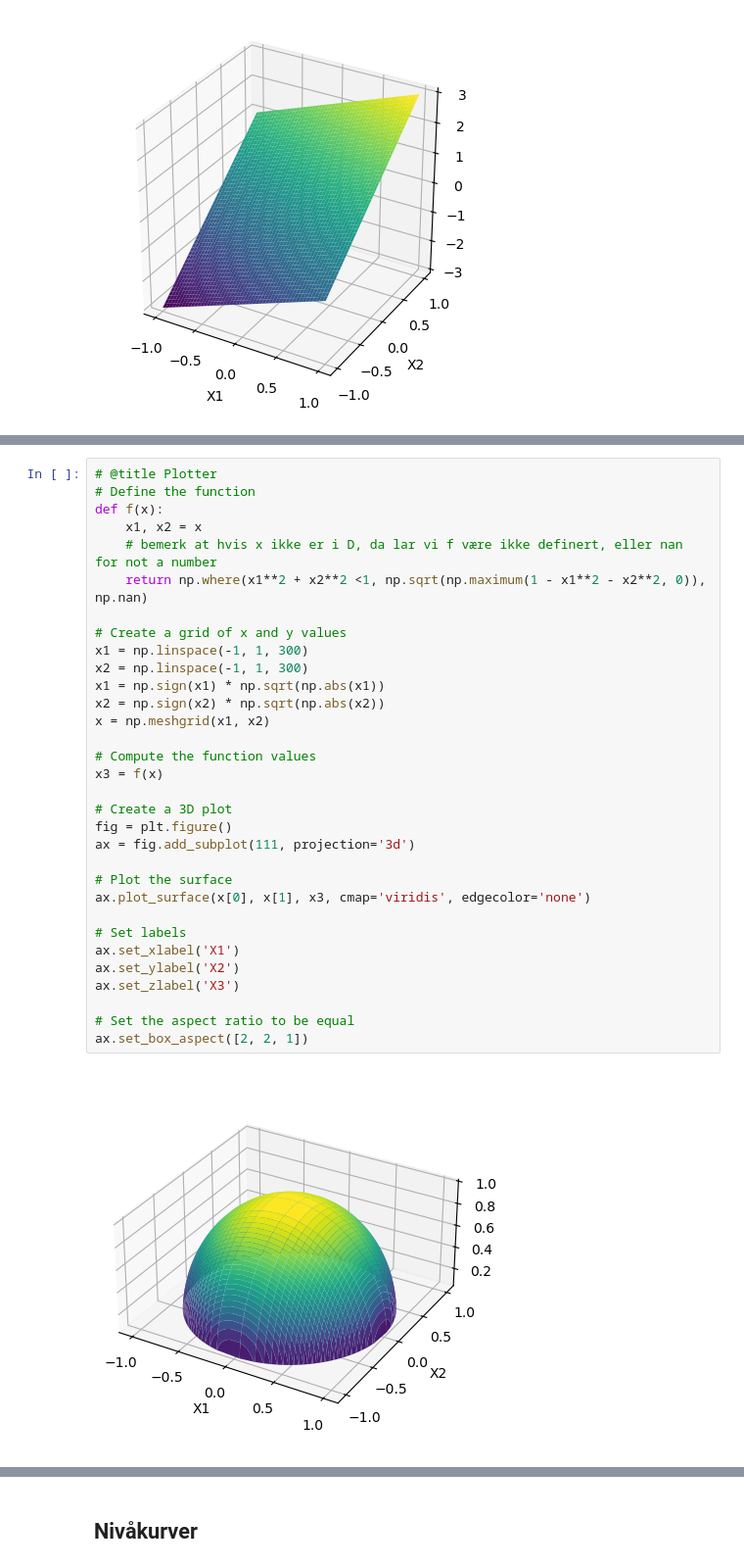
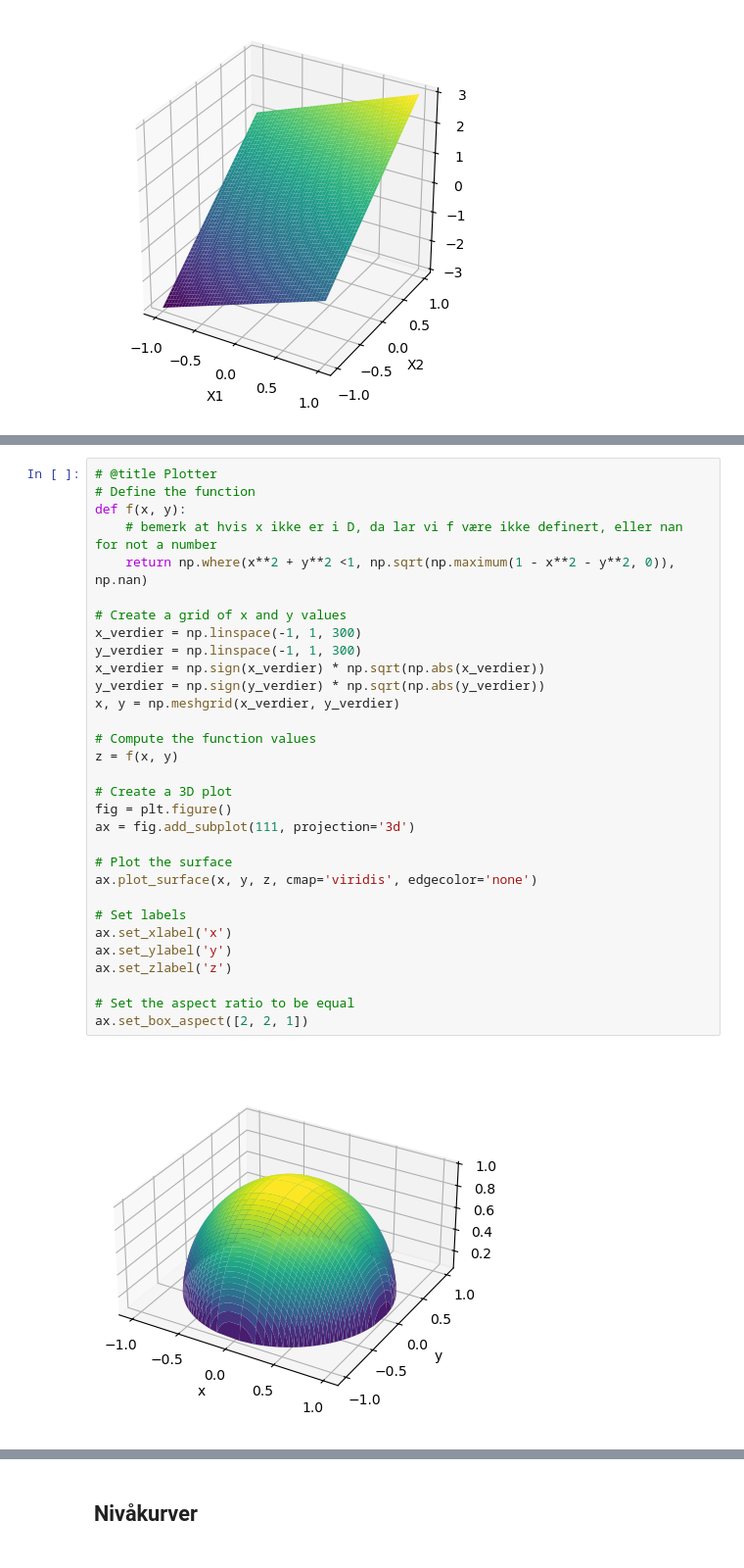
Before and after one commit to mbr085/V26MAT102, a Jupyter notebook: notebooks/uke11/121funksjoneravnvariable.ipynb, the cells around one changed output, grey strips where cells are left out. Shown at 98% size. Cells and saved outputs as stored; diff of their text form.

```diff
--- a/notebooks/uke11/121funksjoneravnvariable.ipynb
+++ b/notebooks/uke11/121funksjoneravnvariable.ipynb
@@ -116,34 +134,33 @@ $f \colon D \to \mathbb{R}$.
 # %%
 # @title Plotter
 # Define the function
-def f(x):
-    x1, x2 = x
+def f(x, y):
     # bemerk at hvis x ikke er i D, da lar vi f være ikke definert, eller nan for not a number
-    return np.where(x1**2 + x2**2 <1, np.sqrt(np.maximum(1 - x1**2 - x2**2, 0)), np.nan)
+    return np.where(x**2 + y**2 <1, np.sqrt(np.maximum(1 - x**2 - y**2, 0)), np.nan)
 
 # Create a grid of x and y values
-x1 = np.linspace(-1, 1, 300)
-x2 = np.linspace(-1, 1, 300)
-x1 = np.sign(x1) * np.sqrt(np.abs(x1))
-x2 = np.sign(x2) * np.sqrt(np.abs(x2))
-x = np.meshgrid(x1, x2)
+x_verdier = np.linspace(-1, 1, 300)
+y_verdier = np.linspace(-1, 1, 300)
+x_verdier = np.sign(x_verdier) * np.sqrt(np.abs(x_verdier))
+y_verdier = np.sign(y_verdier) * np.sqrt(np.abs(y_verdier))
+x, y = np.meshgrid(x_verdier, y_verdier)
 
 # Compute the function values
-x3 = f(x)
+z = f(x, y)
 
 # Create a 3D plot
 fig = plt.figure()
 ax = fig.add_subplot(111, projection='3d')
 
 # Plot the surface
-ax.plot_surface(x[0], x[1], x3, cmap='viridis', edgecolor='none')
+ax.plot_surface(x, y, z, cmap='viridis', edgecolor='none')
 
 # Set labels
-ax.set_xlabel('X1')
-ax.set_ylabel('X2')
-ax.set_zlabel('X3')
+ax.set_xlabel('x')
+ax.set_ylabel('y')
+ax.set_zlabel('z')
 
 # Set the aspect ratio to be equal
 ax.set_box_aspect([2, 2, 1])
 # %% [output]
-[figure, old version]
+[figure, new version]
```
Also changed, not shown: parts of 13 cells of this notebook, 1 other file.
